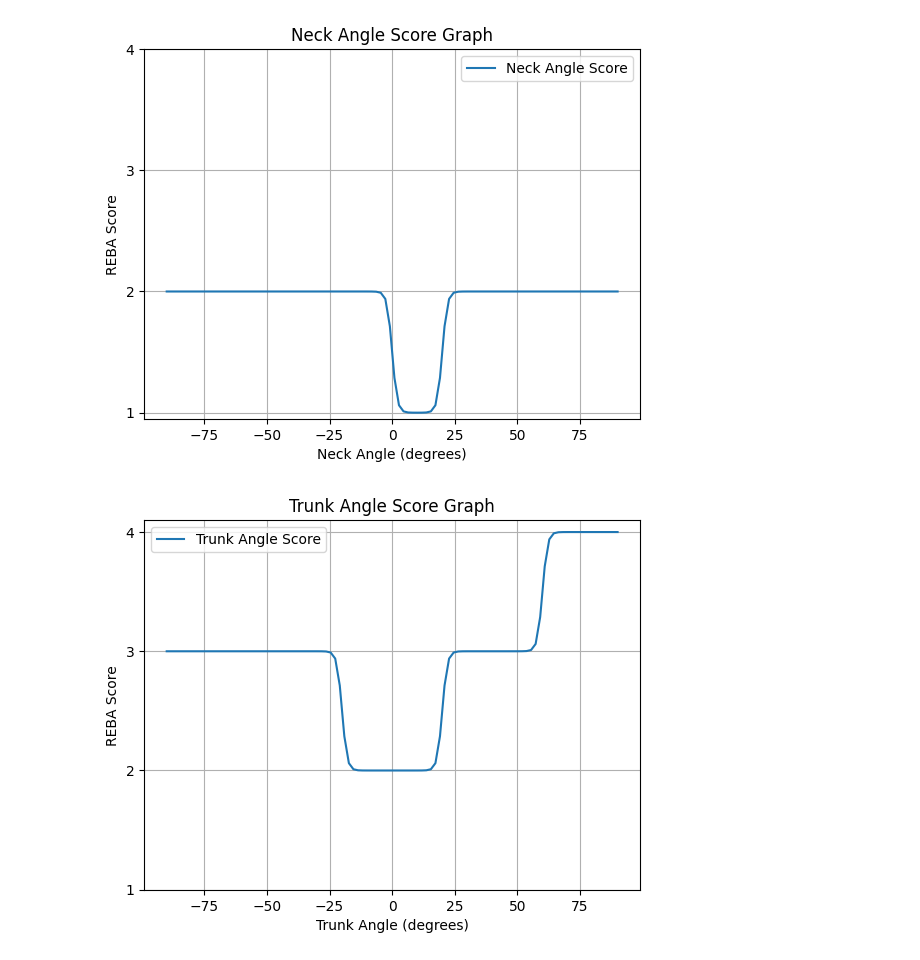
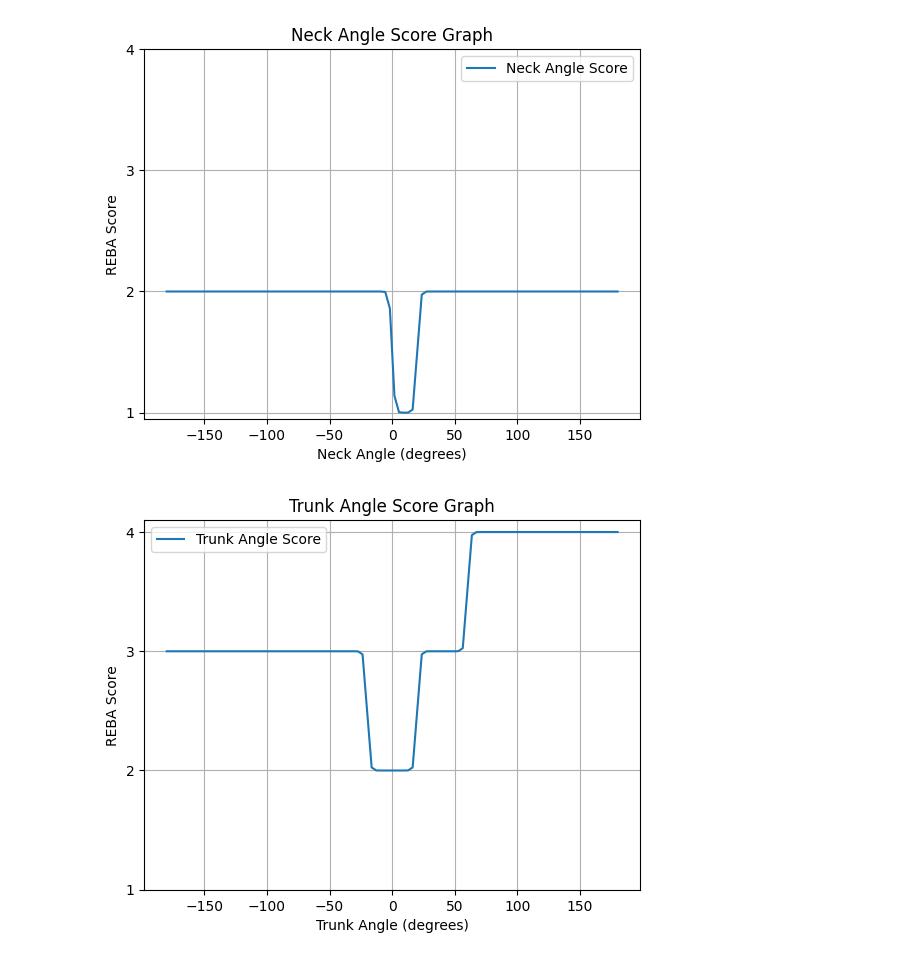
Before and after one commit to gwyong/umich, a Jupyter notebook: DPM/T2M-GPT/playground.ipynb, the cells around one changed output. Drawn from its saved outputs; the diff is of its cells as text; code cells hidden in the pictures.

Commit message:
add reba.py

```diff
--- a/DPM/T2M-GPT/playground.ipynb
+++ b/DPM/T2M-GPT/playground.ipynb
@@ -26,14 +10,12 @@ def neck_angle_score(neck_angle, steepness=10.0):
 # %%
-import matplotlib.pyplot as plt
-
-# Generate sample neck angles
-neck_angles = torch.linspace(-90, 90, steps=100)
+# Generate sample angles
+angles = torch.linspace(-180, 180, steps=100)
 
 # Calculate neck angle scores
-scores = neck_angle_score(neck_angles, steepness=1)
+neck_scores = reba.get_neck_score(angles, steepness=1)
 
-# Plot the neck angle scores
-plt.plot(neck_angles.numpy(), scores.numpy(), label='Neck Angle Score')
+# Plot the graph
+plt.plot(angles.numpy(), neck_scores.numpy(), label='Neck Angle Score')
 plt.xlabel('Neck Angle (degrees)')
 plt.ylabel('REBA Score')
 plt.yticks([1, 2, 3, 4])
@@ -42,4 +24,4 @@ plt.legend()
 plt.grid(True)
 plt.show()
 # %% [output]
-[figure, old version]
+[figure, new version]
@@ -73,18 +28,18 @@ def trunk_angle_score(trunk_angle, steepness=10.0):
 # %%
 # Generate sample angles
-angles = torch.linspace(-90, 90, steps=100)
+angles = torch.linspace(-180, 180, steps=100)
 
-# Calculate neck angle scores
-scores = trunk_angle_score(angles, steepness=1)
+# Calculate trunk angle scores
+trunk_scores = reba.get_trunk_angle(angles, steepness=1)
 
-# Plot the neck angle scores
-plt.plot(angles.numpy(), scores.numpy(), label='Trunk Angle Score')
+# Plot the graph
+plt.plot(angles.numpy(), trunk_scores.numpy(), label='Trunk Angle Score')
 plt.xlabel('Trunk Angle (degrees)')
 plt.ylabel('REBA Score')
 plt.title('Trunk Angle Score Graph')
 plt.yticks([1, 2, 3, 4])
 plt.legend()
 plt.grid(True)
 plt.show()
 # %% [output]
-[figure, old version]
+[figure, new version]
```
Also changed, not shown: parts of 19 cells of this notebook, 1 other file.
